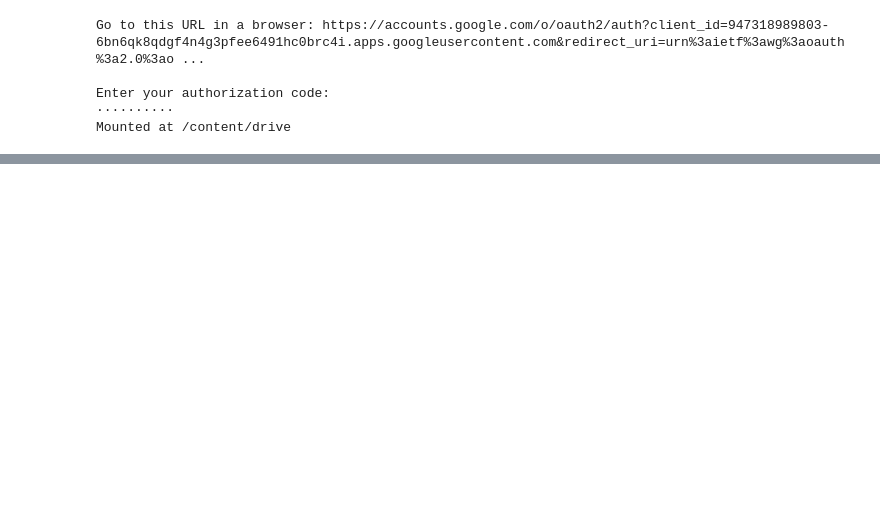
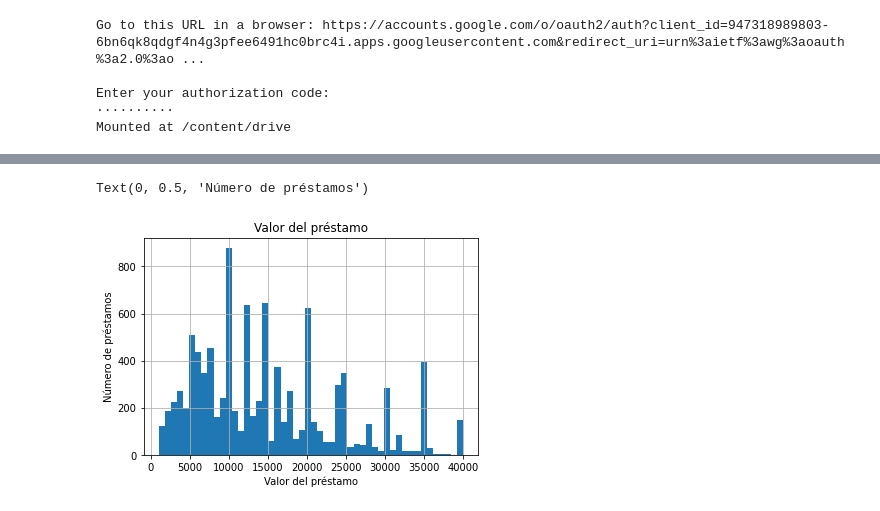
Before and after one commit to virf96/Chat-Bot, a Jupyter notebook: Tipos_de_variables.ipynb, the cells around one changed output, grey strips where cells are left out. Drawn from its saved outputs; the diff is of its cells as text; code cells hidden in the pictures; blank space fills up the shorter version.

```diff
--- a/Tipos_de_variables.ipynb
+++ b/Tipos_de_variables.ipynb
@@ -116,3 +87,23 @@ data = pd.read_csv("/content/drive/My Drive/datasets/loan.csv")
+# %%
+# Definición de las variables del set de datos:
+#-------------------------
+# loan_amnt: Valor del préstamo
+# int_rate:  tasa de interés
+# annual_inc: salario anual
+# open_acc: número de cuentas bancarias abiertas (más detalles más adelante)
+# loan_status: estado del préstamo (paid (pagado), defaulted (pago incumplido), etc)
+# open_il_12m: cuentas abiertas en los últimos 12 meses
+
+use_cols = [
+    'loan_amnt', 'int_rate', 'annual_inc', 'open_acc', 'loan_status',
+    'open_il_12m'
+]
+
+# Carguemos los datos con solo unas columnas y unas pocas filas para
+# facilitar y reducir el tiempo que toma correr el demo.
+
+data = pd.read_csv('/content/drive/My Drive/datasets/loan.csv', usecols=use_cols).sample(
+    10000, random_state=60)  # fijamos la semilla o "seed" para poder reproducir resultados
 # %%
 data.head()
 # %% [output]
@@ -119,0 +134,12 @@ NameError: ignored
+# %%
+# Examinemenos el histograma para familiarizarnos con la
+# distribución de la variable
+
+fig = data.loan_amnt.hist(bins=50)
+
+fig.set_title('Valor del préstamo')
+fig.set_xlabel('Valor del préstamo')
+fig.set_ylabel('Número de préstamos')
+# %% [output]
+Text(0, 0.5, 'Número de préstamos')
+[figure, added]
```
Also changed, not shown: parts of 24 cells of this notebook.
